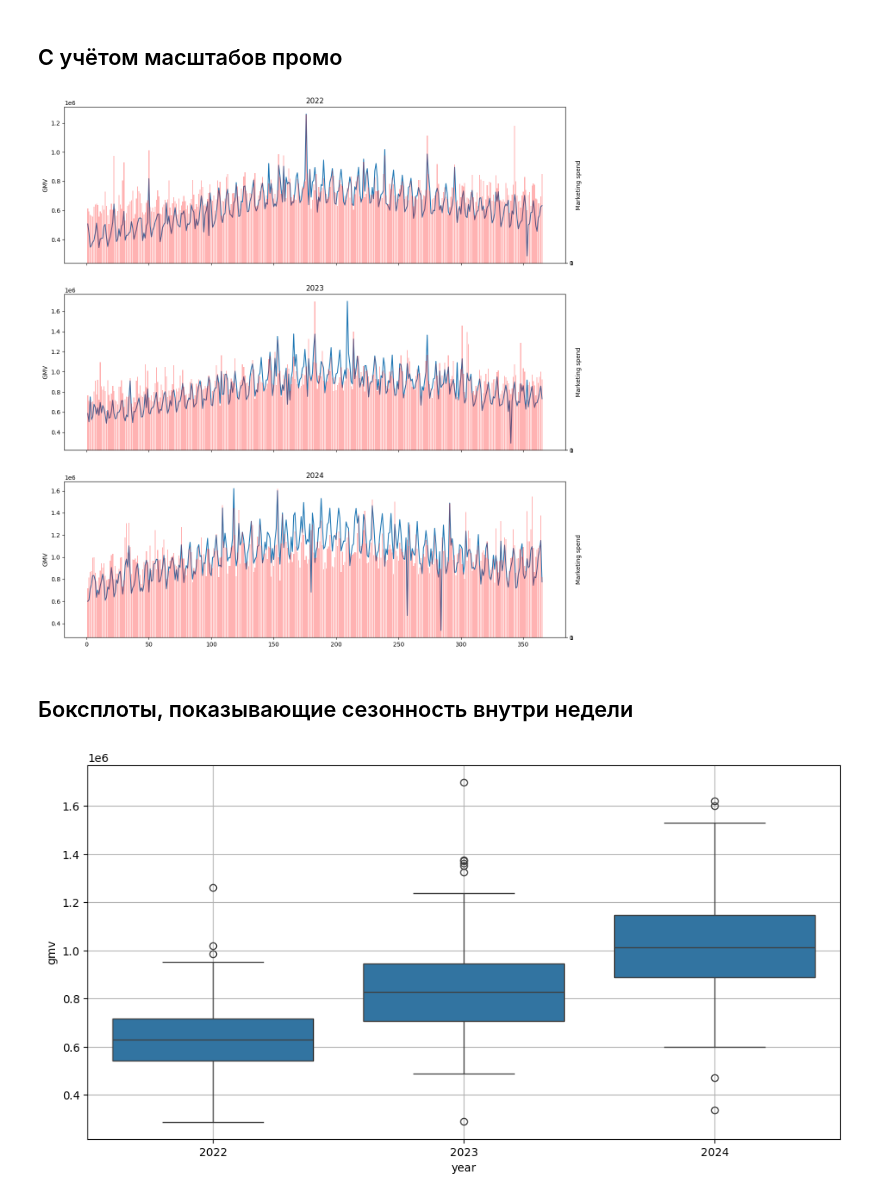
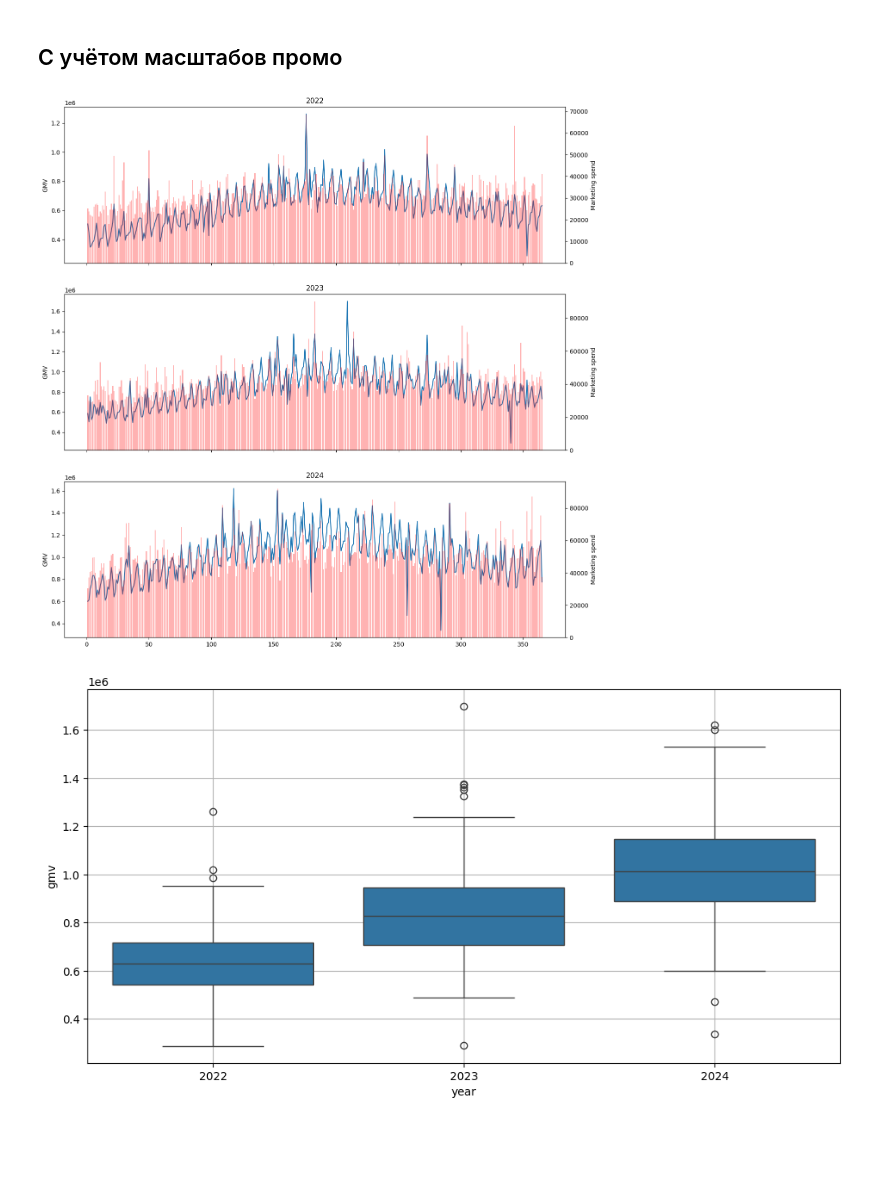
Before and after one commit to Sordid-Slug/test_ozon, a Jupyter notebook: model/forecast.ipynb, the cells around one changed output. Drawn from its saved outputs; the diff is of its cells as text; code cells hidden in the pictures; blank space fills up the shorter version.

```diff
--- a/model/forecast.ipynb
+++ b/model/forecast.ipynb
@@ -130,33 +130,30 @@ plt.show()
 # %%
 fig, axes = plt.subplots(3, 1, figsize=(15, 16), sharex=True)
 
 for i, year in enumerate(years):
     ax = axes[i]
     sub = df[df.year == year]
 
     ax.plot(
         sub.day_of_year,
         sub.gmv,
     )
     ax.set_title(year)
     ax.set_ylabel('GMV')
 
     ax2 = ax.twinx()
     ax2.bar(
         sub.day_of_year,
         sub.marketing_spend,
         alpha=0.3,
         color='red',
     )
     ax2.set_ylabel('Marketing spend')
-    ax2.set_yticks([0, 1])
 
 plt.xlabel('День в году')
 plt.show()
 # %% [output]
-[figure, old version]
+[figure, new version]
-# %% [markdown]
-## Боксплоты, показывающие сезонность внутри недели
 # %%
 plt.figure(figsize=(12, 6))
 
```
Also changed, not shown: parts of 11 cells of this notebook.
